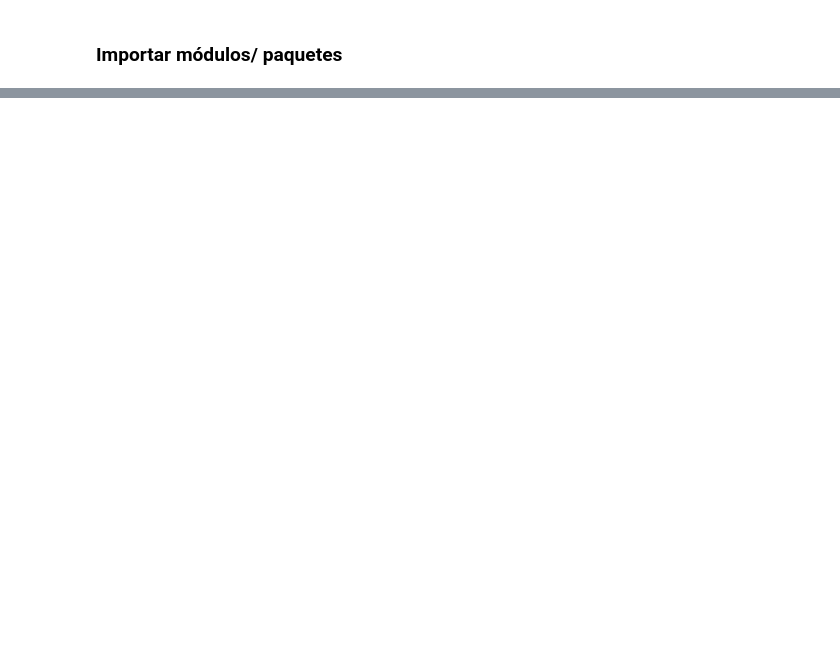
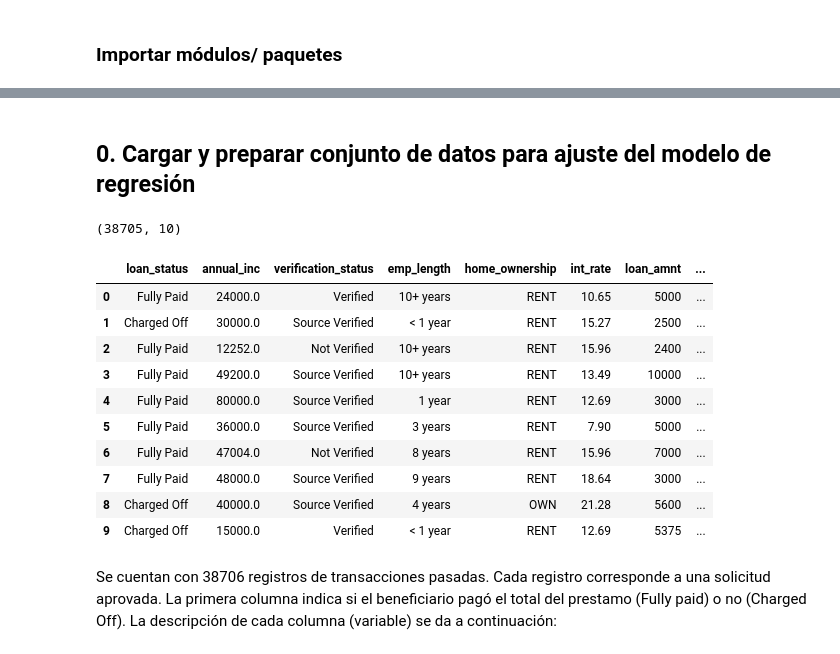
Before and after one commit to OPALO-ESTADISTICA/Aprendizaje-automatico, a Jupyter notebook: Regresión logística.ipynb, the cells around one changed output, grey strips where cells are left out. Saved outputs shown, nothing was run; the diff lists cells and outputs as text; code cells hidden in the pictures; blank space fills up the shorter version.

```diff
--- a/Regresión logística.ipynb
+++ b/Regresión logística.ipynb
@@ -138,0 +34,38 @@ plt.show()
+# %% [markdown]
+## 0. Cargar y preparar conjunto de datos para ajuste del modelo de regresión
+# %%
+# Importar conjunto de datos
+loc = "data/Lending_club_cleaned_2.csv"
+df = pd.read_csv(loc)
+# %%
+# Se asigna el tipo de variable categórica según corresponda
+
+categories = ['loan_status', 'verification_status', 'emp_length','home_ownership',
+              'term', 'grade']
+
+df[categories] = df[categories].astype("category")
+
+# La variable init rate se toma como objecto debido a que esta en la forma ".xx%"
+# Se remueve el "%" y se transforma a tipo flotante
+
+df.int_rate = df.int_rate.str.rstrip('%').astype('float')
+# %%
+df.shape # Forma del conjunto de datos
+# %% [output]
+(38705, 10)
+# %%
+df.head(10) # Primeras 10 observaciones
+# %% [output]
+|  | loan_status | annual_inc | verification_status | emp_length | home_ownership | int_rate | loan_amnt | ... |
+| 0 | Fully Paid | 24000.0 | Verified | 10+ years | RENT | 10.65 | 5000 | ... |
+| 1 | Charged Off | 30000.0 | Source Verified | < 1 year | RENT | 15.27 | 2500 | ... |
+| 2 | Fully Paid | 12252.0 | Not Verified | 10+ years | RENT | 15.96 | 2400 | ... |
+| 3 | Fully Paid | 49200.0 | Source Verified | 10+ years | RENT | 13.49 | 10000 | ... |
+| 4 | Fully Paid | 80000.0 | Source Verified | 1 year | RENT | 12.69 | 3000 | ... |
+| 5 | Fully Paid | 36000.0 | Source Verified | 3 years | RENT | 7.90 | 5000 | ... |
+| 6 | Fully Paid | 47004.0 | Not Verified | 8 years | RENT | 15.96 | 7000 | ... |
+| 7 | Fully Paid | 48000.0 | Source Verified | 9 years | RENT | 18.64 | 3000 | ... |
+| 8 | Charged Off | 40000.0 | Source Verified | 4 years | OWN | 21.28 | 5600 | ... |
+| 9 | Charged Off | 15000.0 | Verified | < 1 year | RENT | 12.69 | 5375 | ... |
+# %% [markdown]
+Se cuentan con 38706 registros de transacciones pasadas. Cada registro corresponde a una solicitud aprovada. La primera columna indica si el beneficiario pagó el total del prestamo (Fully paid) o no (Charged Off). La descripción de cada columna (variable) se da a continuación:
```
Also changed, not shown: parts of 78 cells of this notebook, 7 other files.
